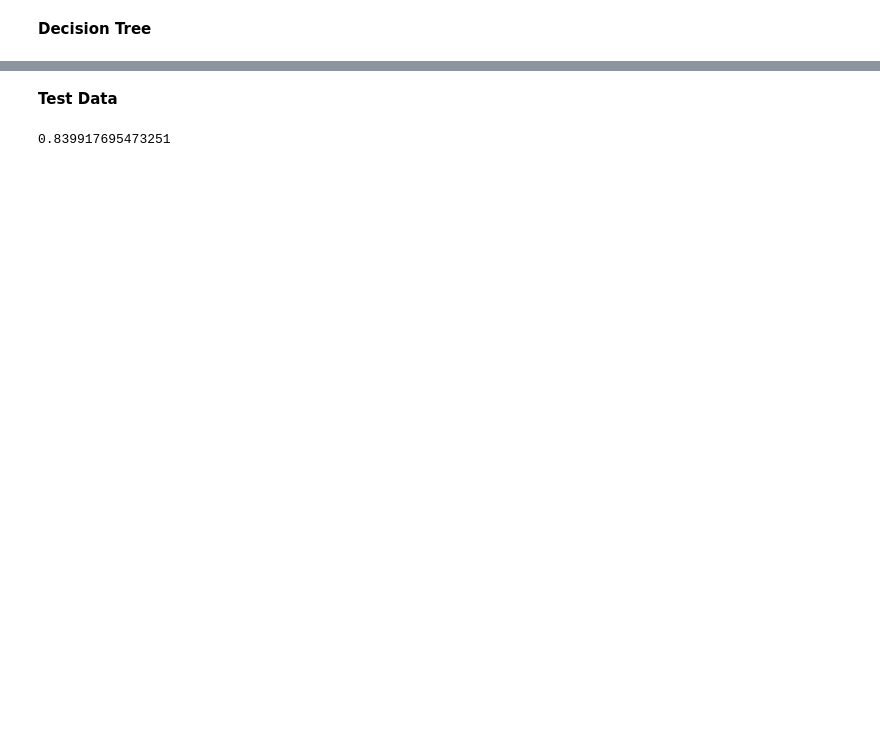
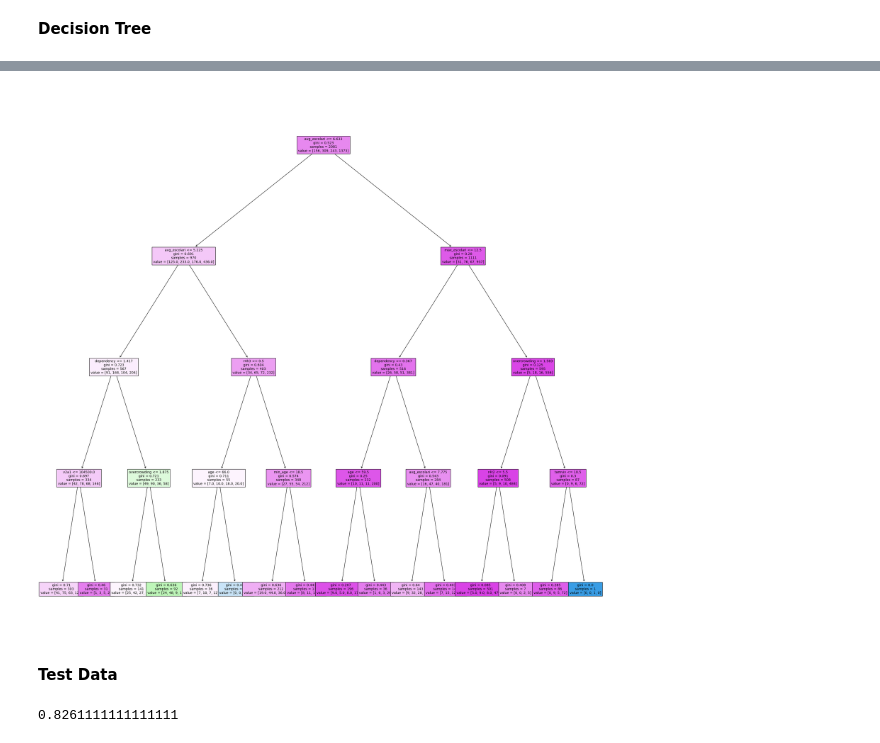
Before and after one commit to notkarenyi/ml-project, a Jupyter notebook: tori-work/classify.ipynb, the cells around one changed output, grey strips where cells are left out. Cells and saved outputs as stored; diff of their text form; code cells hidden in the pictures; blank space fills up the shorter version.

```diff
--- a/tori-work/classify.ipynb
+++ b/tori-work/classify.ipynb
@@ -166,13 +158,19 @@ ax.tick_params(axis='x', labelsize=10, labelrotation=90)
+# %%
+_, ax = plt.subplots(figsize=(30,30)) # Resize figure
+tree.plot_tree(best_tree, filled=True, ax=ax, feature_names=best_tree.feature_names_in_, fontsize=10)
+plt.show()
+# %% [output]
+[figure, added]
 # %% [markdown]
 **Test Data**
 # %%
 x_test_knn = pd.DataFrame(imputer.fit_transform(x_test), columns=imputer.get_feature_names_out())
-knn = KNeighborsClassifier(n_neighbors = 150)
+knn = KNeighborsClassifier(n_neighbors = 100)
 knn.fit(x_train_knn, y_train)
 y_pred = knn.predict_proba(x_test_knn)
 roc_auc_score(y_test, y_pred, multi_class = "ovr", average = "micro")
 # %% [output]
-0.839917695473251
+0.8261111111111111
 # %%
 t = tree.DecisionTreeClassifier(criterion="gini", max_depth = 4)
 t.fit(x_train, y_train)
```
Also changed, not shown: parts of 8 cells of this notebook, 1 other file.
